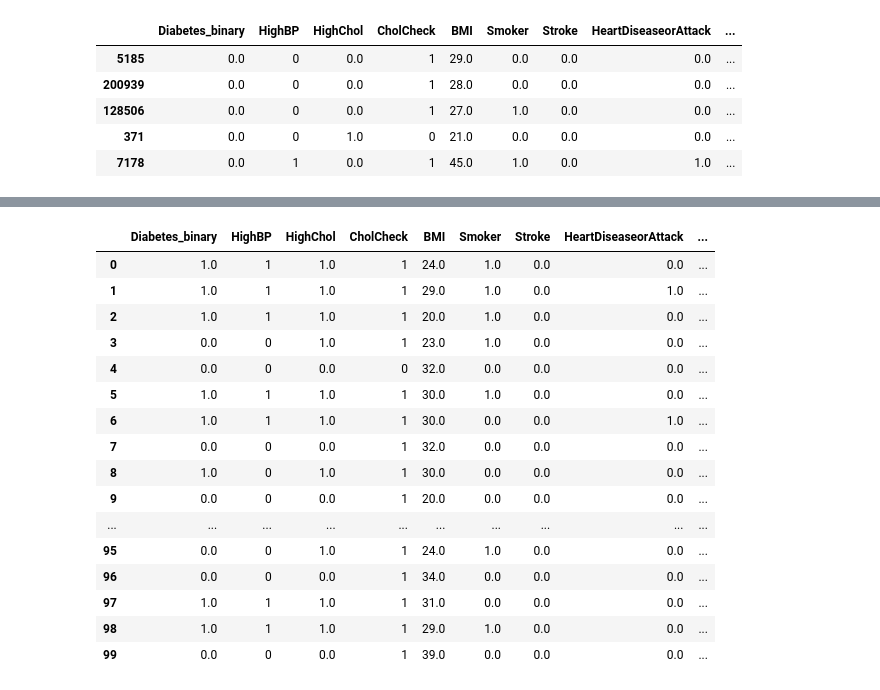
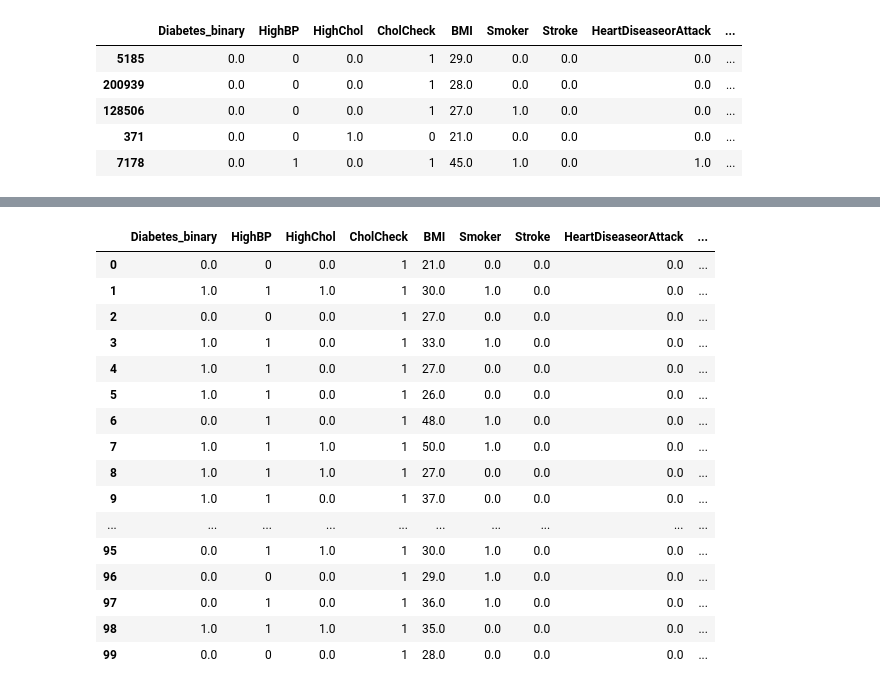
Before and after one commit to tarikibrahimovic/Diabetes-Prediction, a Jupyter notebook: gan.ipynb, the cells around one changed output, grey strips where cells are left out. Saved outputs shown, nothing was run; the diff lists cells and outputs as text; code cells hidden in the pictures.

```diff
--- a/gan.ipynb
+++ b/gan.ipynb
@@ -180,24 +181,25 @@ synthesizer.fit(real_data)
 # %%
-synthetic_data = synthesizer.sample(num_rows=10000)
+model = synthesizer.load('copula_gan.keras')
+synthetic_data = model.sample(num_rows=10000)
 synthetic_data.head(100)
 # %% [output]
 |  | Diabetes_binary | HighBP | HighChol | CholCheck | BMI | Smoker | Stroke | HeartDiseaseorAttack | ... |
-| 0 | 1.0 | 1 | 1.0 | 1 | 24.0 | 1.0 | 0.0 | 0.0 | ... |
-| 1 | 1.0 | 1 | 1.0 | 1 | 29.0 | 1.0 | 0.0 | 1.0 | ... |
-| 2 | 1.0 | 1 | 1.0 | 1 | 20.0 | 1.0 | 0.0 | 0.0 | ... |
-| 3 | 0.0 | 0 | 1.0 | 1 | 23.0 | 1.0 | 0.0 | 0.0 | ... |
-| 4 | 0.0 | 0 | 0.0 | 0 | 32.0 | 0.0 | 0.0 | 0.0 | ... |
-| 5 | 1.0 | 1 | 1.0 | 1 | 30.0 | 1.0 | 0.0 | 0.0 | ... |
-| 6 | 1.0 | 1 | 1.0 | 1 | 30.0 | 0.0 | 0.0 | 1.0 | ... |
-| 7 | 0.0 | 0 | 0.0 | 1 | 32.0 | 0.0 | 0.0 | 0.0 | ... |
-| 8 | 1.0 | 0 | 1.0 | 1 | 30.0 | 0.0 | 0.0 | 0.0 | ... |
-| 9 | 0.0 | 0 | 0.0 | 1 | 20.0 | 0.0 | 0.0 | 0.0 | ... |
+| 0 | 0.0 | 0 | 0.0 | 1 | 21.0 | 0.0 | 0.0 | 0.0 | ... |
+| 1 | 1.0 | 1 | 1.0 | 1 | 30.0 | 1.0 | 0.0 | 0.0 | ... |
+| 2 | 0.0 | 0 | 0.0 | 1 | 27.0 | 0.0 | 0.0 | 0.0 | ... |
+| 3 | 1.0 | 1 | 0.0 | 1 | 33.0 | 1.0 | 0.0 | 0.0 | ... |
+| 4 | 1.0 | 1 | 0.0 | 1 | 27.0 | 0.0 | 0.0 | 0.0 | ... |
+| 5 | 1.0 | 1 | 0.0 | 1 | 26.0 | 0.0 | 0.0 | 0.0 | ... |
+| 6 | 0.0 | 1 | 0.0 | 1 | 48.0 | 1.0 | 0.0 | 0.0 | ... |
+| 7 | 1.0 | 1 | 1.0 | 1 | 50.0 | 1.0 | 0.0 | 0.0 | ... |
+| 8 | 1.0 | 1 | 1.0 | 1 | 27.0 | 0.0 | 0.0 | 0.0 | ... |
+| 9 | 1.0 | 1 | 0.0 | 1 | 37.0 | 0.0 | 0.0 | 0.0 | ... |
 | ... | ... | ... | ... | ... | ... | ... | ... | ... | ... |
-| 95 | 0.0 | 0 | 1.0 | 1 | 24.0 | 1.0 | 0.0 | 0.0 | ... |
-| 96 | 0.0 | 0 | 0.0 | 1 | 34.0 | 0.0 | 0.0 | 0.0 | ... |
-| 97 | 1.0 | 1 | 1.0 | 1 | 31.0 | 0.0 | 0.0 | 0.0 | ... |
-| 98 | 1.0 | 1 | 1.0 | 1 | 29.0 | 1.0 | 0.0 | 0.0 | ... |
-| 99 | 0.0 | 0 | 0.0 | 1 | 39.0 | 0.0 | 0.0 | 0.0 | ... |
+| 95 | 0.0 | 1 | 1.0 | 1 | 30.0 | 1.0 | 0.0 | 0.0 | ... |
+| 96 | 0.0 | 0 | 0.0 | 1 | 29.0 | 1.0 | 0.0 | 0.0 | ... |
+| 97 | 0.0 | 1 | 0.0 | 1 | 36.0 | 1.0 | 0.0 | 0.0 | ... |
+| 98 | 1.0 | 1 | 1.0 | 1 | 35.0 | 0.0 | 0.0 | 0.0 | ... |
+| 99 | 0.0 | 0 | 0.0 | 1 | 28.0 | 0.0 | 0.0 | 0.0 | ... |
 # %%
 from sklearn.model_selection import train_test_split
 from sklearn.linear_model import LogisticRegression
```
Also changed, not shown: parts of 4 cells of this notebook, 3 other files.
